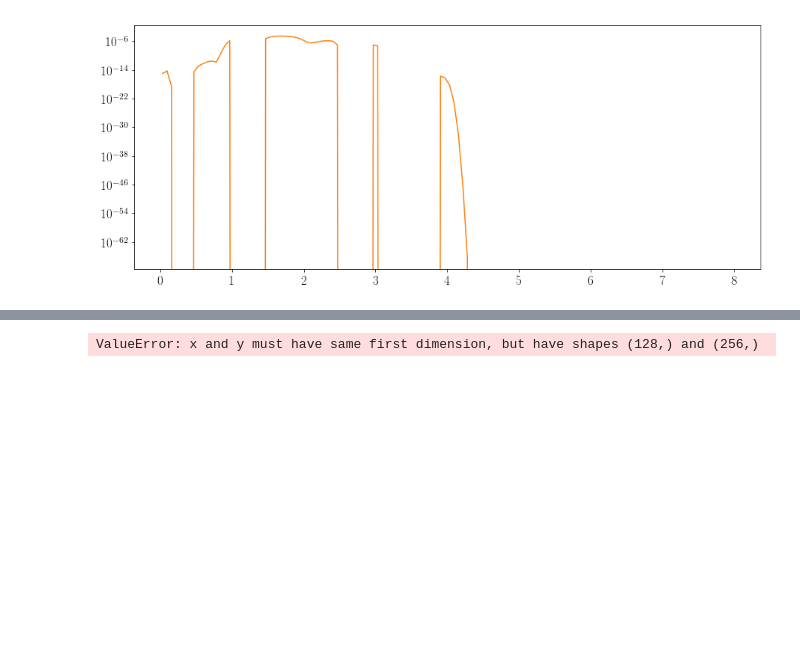
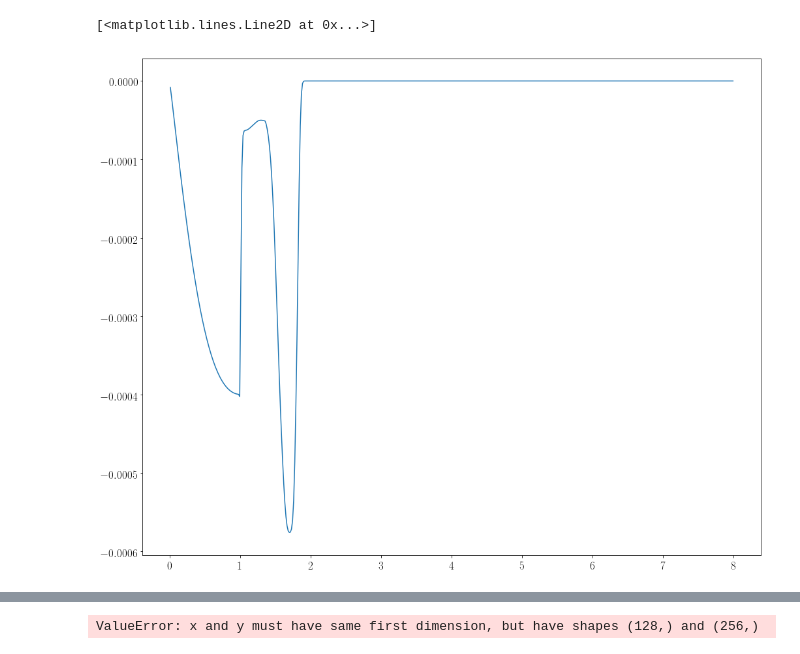
Before and after one commit to Mixpap/JetCloudSim, a Jupyter notebook: Notebooks/Data (Jet-Cloud interaction).ipynb, the cells around one changed output, grey strips where cells are left out. Saved outputs shown, nothing was run; the diff lists cells and outputs as text; code cells hidden in the pictures; blank space fills up the shorter version.

```diff
--- a/Notebooks/Data (Jet-Cloud interaction).ipynb
+++ b/Notebooks/Data (Jet-Cloud interaction).ipynb
@@ -37,0 +74,4 @@ f.quadruple(test1,np.log10(test1['TMP']),rows=1,cols=3,tdk='yrs')
+# %%
+rcParams['figure.figsize'] = (12,22)
+plt.contourf(test1['Bz'][:,:,-1].T**2,origin='lower',cmap='Greys')
+plt.contour(np.log10(test1['RHO'][:,:,-1]).T,origin='lower',linewidth=5,levels=np.linspace(-2,3,3))
@@ -37,0 +105,9 @@ f.quadruple(test1,np.log10(test1['TMP']),rows=1,cols=3,tdk='yrs')
+# %%
+rcParams['figure.figsize'] = (12,12)
+plt.plot(test1['Bz'][:,0,1]**2)
+plt.plot(test1['PRS'][:,0,1])
+#plt.plot(test1['X'][:],test1['Bz'][:,40,1]**2)
+#plt.plot(test1['X'][:],test1['Bz'][:,50,1]**2)
+plt.yscale('log')
+plt.ylim(1e-10,1e-1)
+plt.xlim(0,100)
@@ -37,0 +117,8 @@ f.quadruple(test1,np.log10(test1['TMP']),rows=1,cols=3,tdk='yrs')
+# %%
+rcParams['figure.figsize'] = (12,12)
+plt.plot(test1['X'][:],test1['Bz'][:,0,1]**2)
+plt.plot(test1['X'][:],test1['PRS'][:,0,1])
+#plt.plot(test1['X'][:],test1['Bz'][:,40,1]**2)
+#plt.plot(test1['X'][:],test1['Bz'][:,50,1]**2)
+plt.yscale('log')
+plt.ylim(1e-10,1e-1)
@@ -37,0 +134,7 @@ f.quadruple(test1,np.log10(test1['TMP']),rows=1,cols=3,tdk='yrs')
+# %%
+rcParams['figure.figsize'] = (12,12)
+plt.plot(test1['X'][:],test1['Bz'][:,0,1]**2)
+plt.plot(test1['X'][:],test1['PRS'][:,0,1])
+#plt.plot(test1['X'][:],test1['Bz'][:,50,1]**2)
+plt.yscale('log')
+plt.ylim(1e-10,1e-1)
@@ -38,9 +144,11 @@ f.quadruple(test1,np.log10(test1['TMP']),rows=1,cols=3,tdk='yrs')
 # %%
-plt.plot(test1['X'][:],test1['Bx'][:,0,0])
-plt.plot(test1['X'][:],test1['Bx'][:,0,1])
-plt.yscale('log')
+plt.plot(test1['X'][:],test1['Bz'][:,0,1])
+# plt.plot(test1['X'][:],test1['Bz'][:,40,1])
+# plt.plot(test1['X'][:],test1['Bz'][:,50,1])
+#plt.yscale('log')
 # %% [output]
+[<matplotlib.lines.Line2D at 0x...>]
-[figure, old version]
+[figure, new version]
 # %%
 np.log10(test1['TMP'].max())
 # %% [output]
```
Also changed, not shown: parts of 25 cells of this notebook, 16 other files.
